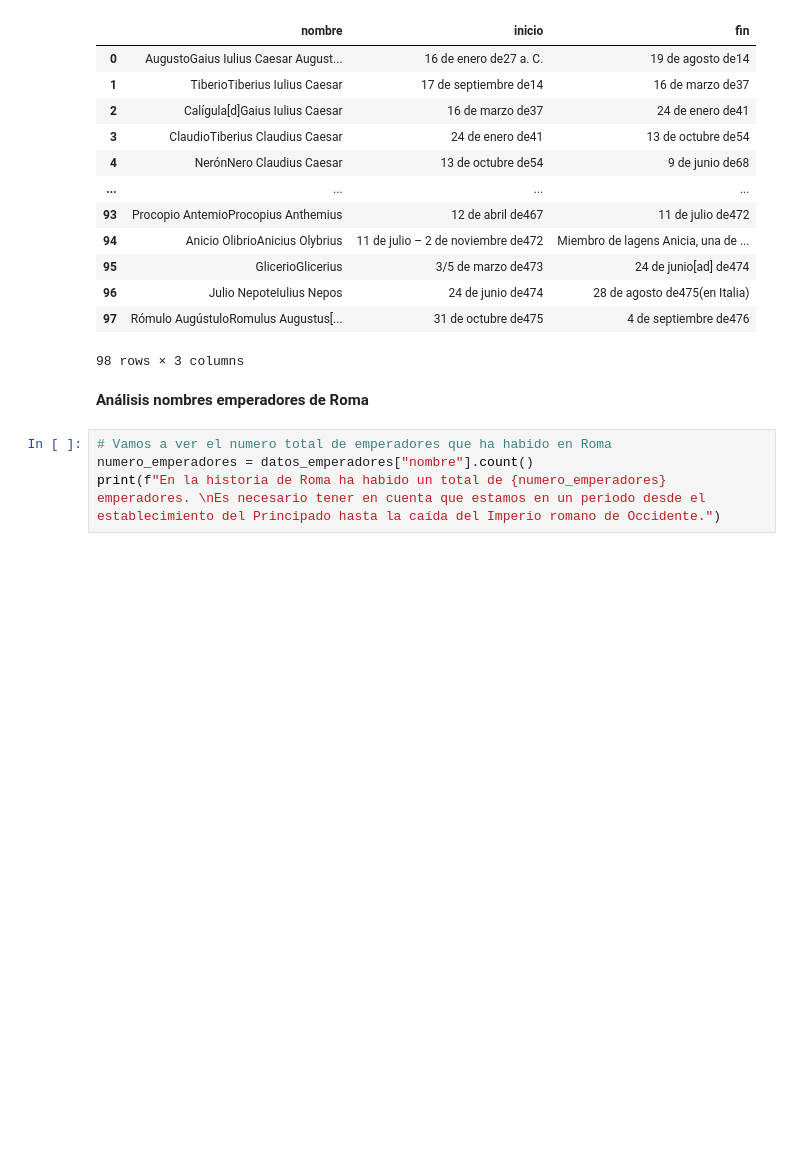
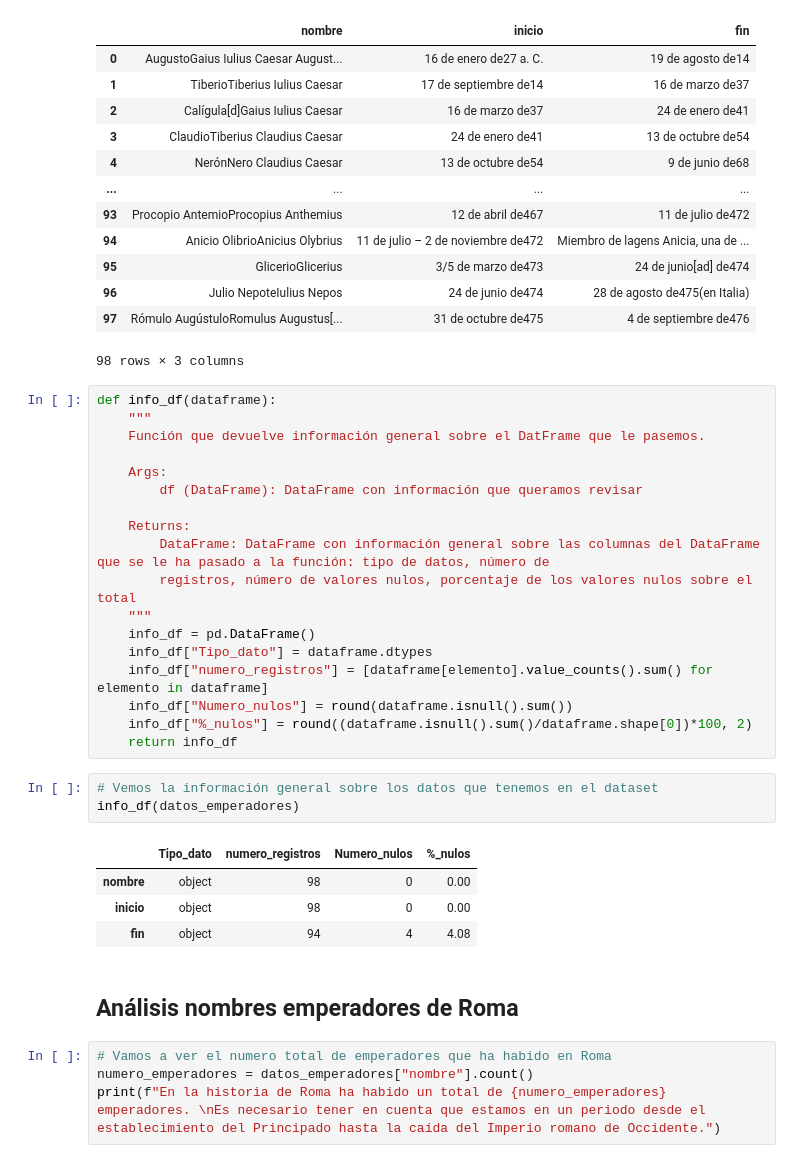
Before and after one commit to Gabijc/Laboratorio_Web_Scraping, a Jupyter notebook: Scrapeo emperadores romanos/analisis_emperadores.ipynb, the cells around one changed output. Cells and saved outputs as stored; diff of their text form; blank space fills up the shorter version.

```diff
--- a/Scrapeo emperadores romanos/analisis_emperadores.ipynb
+++ b/Scrapeo emperadores romanos/analisis_emperadores.ipynb
@@ -20,8 +22,34 @@ datos_emperadores
 | 96 | Julio NepoteIulius Nepos | 24 de junio de474 | 28 de agosto de475(en Italia) |
 | 97 | Rómulo AugústuloRomulus Augustus[... | 31 de octubre de475 | 4 de septiembre de476 |
 98 rows × 3 columns
+# %%
+def info_df(dataframe):
+    """
+    Función que devuelve información general sobre el DatFrame que le pasemos.
+
+    Args:
+        df (DataFrame): DataFrame con información que queramos revisar
+
+    Returns:
+        DataFrame: DataFrame con información general sobre las columnas del DataFrame que se le ha pasado a la función: tipo de datos, número de
+        registros, número de valores nulos, porcentaje de los valores nulos sobre el total
+    """
+    info_df = pd.DataFrame()
+    info_df["Tipo_dato"] = dataframe.dtypes
+    info_df["numero_registros"] = [dataframe[elemento].value_counts().sum() for elemento in dataframe]
+    info_df["Numero_nulos"] = round(dataframe.isnull().sum())
+    info_df["%_nulos"] = round((dataframe.isnull().sum()/dataframe.shape[0])*100, 2)
+    return info_df
+# %%
+# Vemos la información general sobre los datos que tenemos en el dataset
+info_df(datos_emperadores)
+# %% [output]
+|  | Tipo_dato | numero_registros | Numero_nulos | %_nulos |
+| nombre | object | 98 | 0 | 0.00 |
+| inicio | object | 98 | 0 | 0.00 |
+| fin | object | 94 | 4 | 4.08 |
 # %% [markdown]
-**Análisis nombres emperadores de Roma**
+## **Análisis nombres emperadores de Roma**
 # %%
 # Vamos a ver el numero total de emperadores que ha habido en Roma
 numero_emperadores = datos_emperadores["nombre"].count()
```
Also changed, not shown: parts of 17 cells of this notebook.
